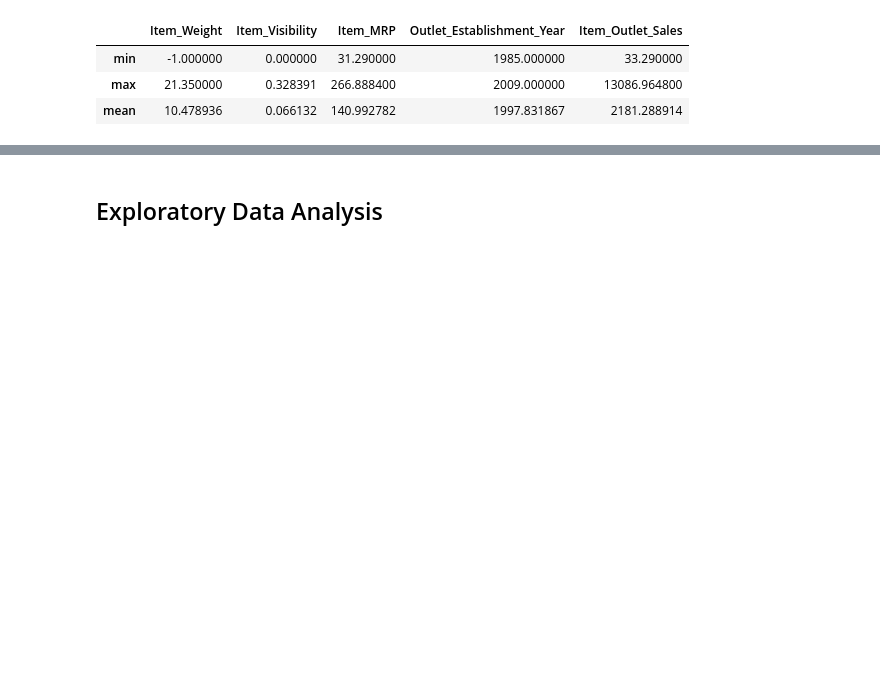
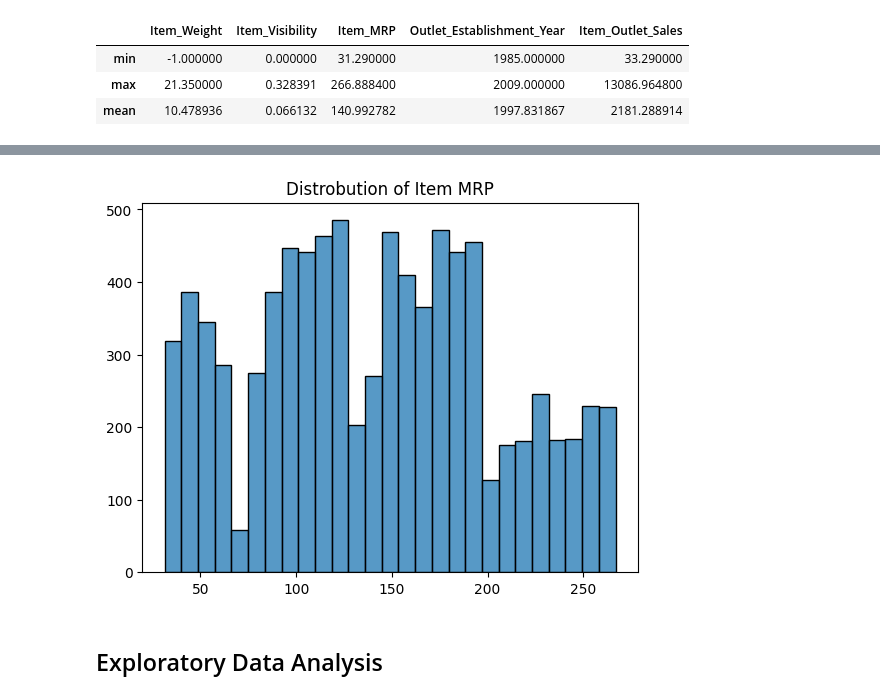
Before and after one commit to hokushrine/prediction-of-product-sales, a Jupyter notebook: Prediction_of_Product_Sales.ipynb, the cells around one changed output, grey strips where cells are left out. Drawn from its saved outputs; the diff is of its cells as text; code cells hidden in the pictures; blank space fills up the shorter version.

```diff
--- a/Prediction_of_Product_Sales.ipynb
+++ b/Prediction_of_Product_Sales.ipynb
@@ -291,3 +297,21 @@ df[num_cols].describe().loc[['min', 'max', 'mean']]
+# %%
+# Histogram
+def hist2(df, column_name, bin_count='auto', fs=(8,4), title_label='', x_label='', y_label='', fmt=''):
+
+  # Plot
+  fig, ax = plt.subplots()
+  ax = sns.histplot(data=df, x=column_name, bins=bin_count)
+  # Variables
+  feature = df[column_name]
+  mean = feature.mean()
+  median = feature.median()
+
+  # Titles and labels
+  ax.set(xlabel = x_label, ylabel = y_label, title = title_label)
+# %%
+hist2(df, 'Item_MRP', title_label='Distrobution of Item MRP')
+# %% [output]
+[figure, added]
 # %% [markdown]
 ## Exploratory Data Analysis
 # %%
```
Also changed, not shown: parts of 31 cells of this notebook.
